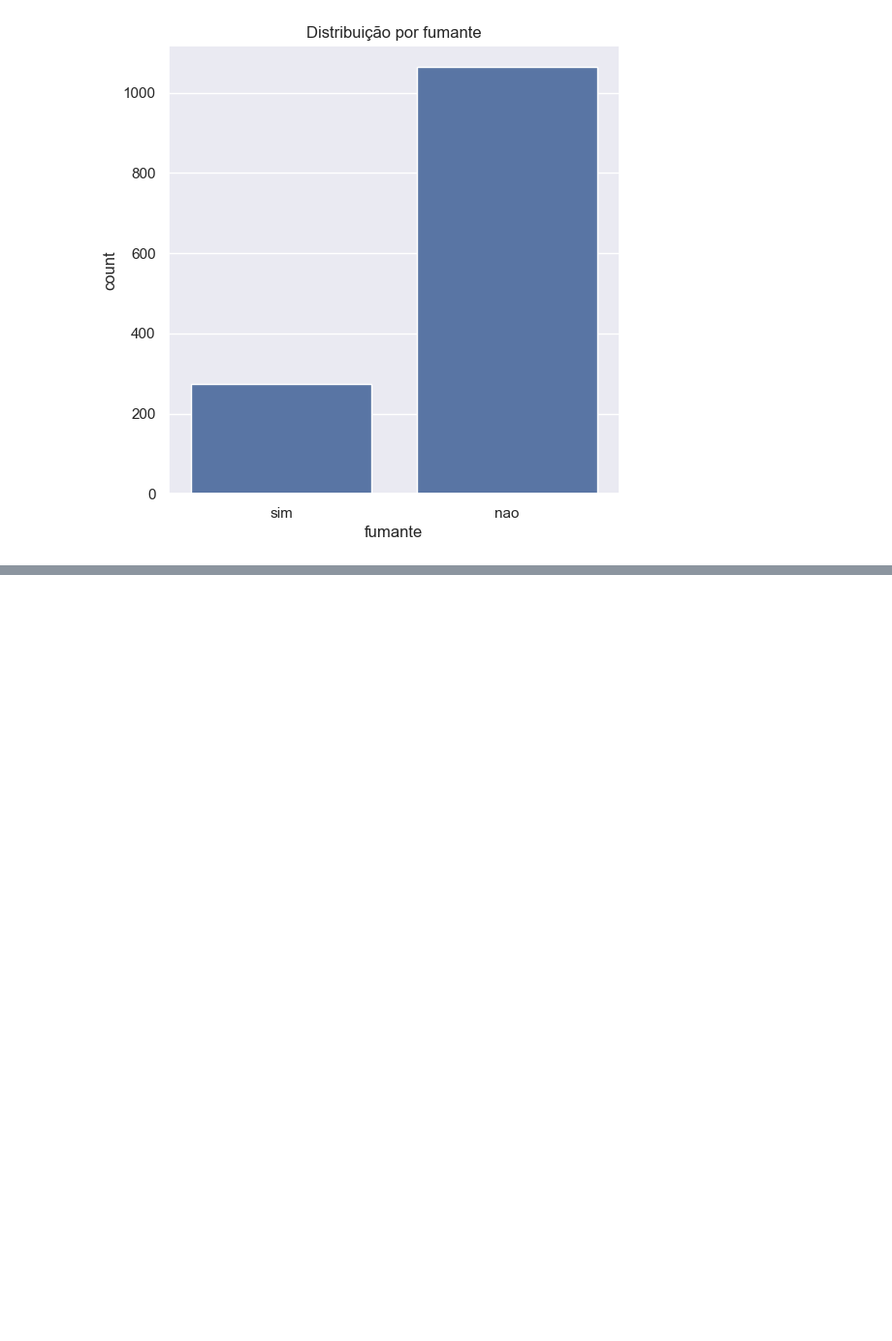
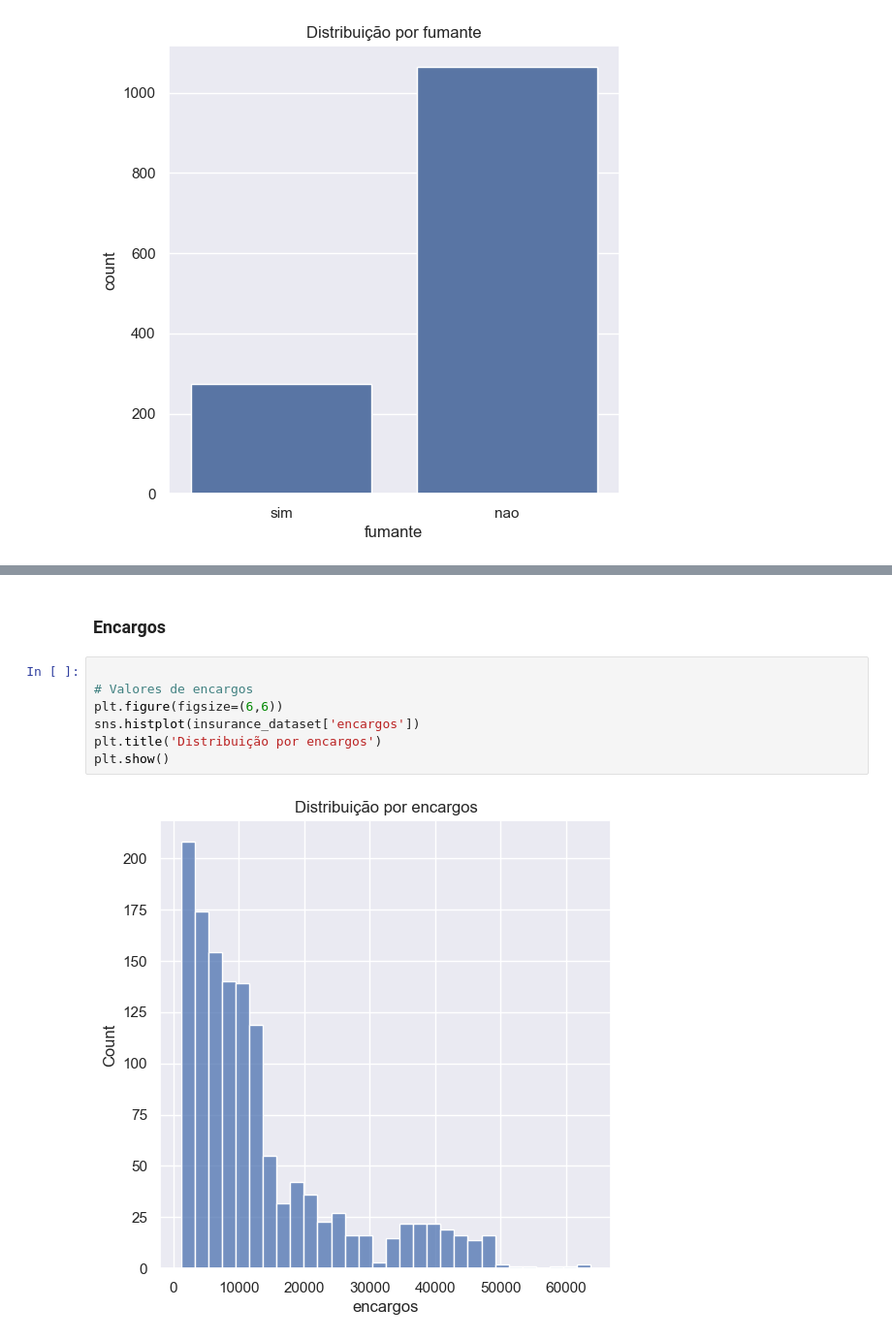
Before and after one commit to WilliamYizima/POS-4IADT, a Jupyter notebook: V1-Project-001.ipynb, the cells around one changed output, grey strips where cells are left out. Shown at 97% size. Saved outputs shown, nothing was run; the diff lists cells and outputs as text; blank space fills up the shorter version.

```diff
--- a/V1-Project-001.ipynb
+++ b/V1-Project-001.ipynb
@@ -329,0 +371,11 @@ plt.show()
+# %% [markdown]
+### Encargos
+# %%
+
+# Valores de encargos
+plt.figure(figsize=(6,6))
+sns.histplot(insurance_dataset['encargos'])
+plt.title('Distribuição por encargos')
+plt.show()
+# %% [output]
+[figure, added]
```
Also changed, not shown: parts of 54 cells of this notebook, 2 other files.
